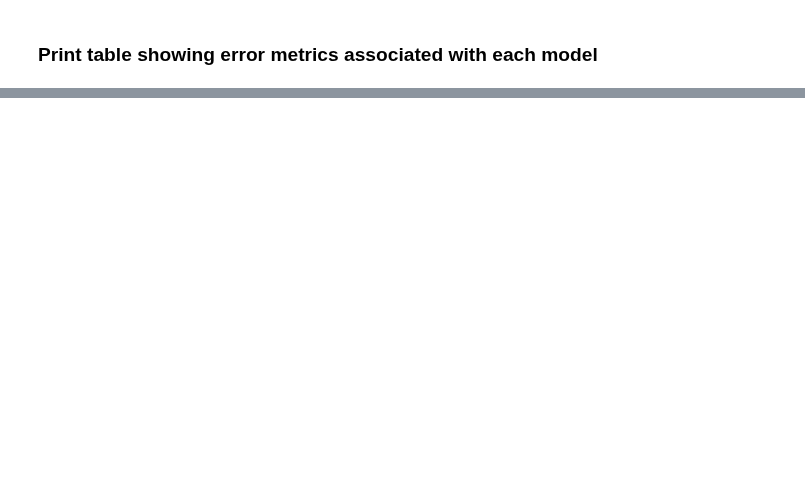
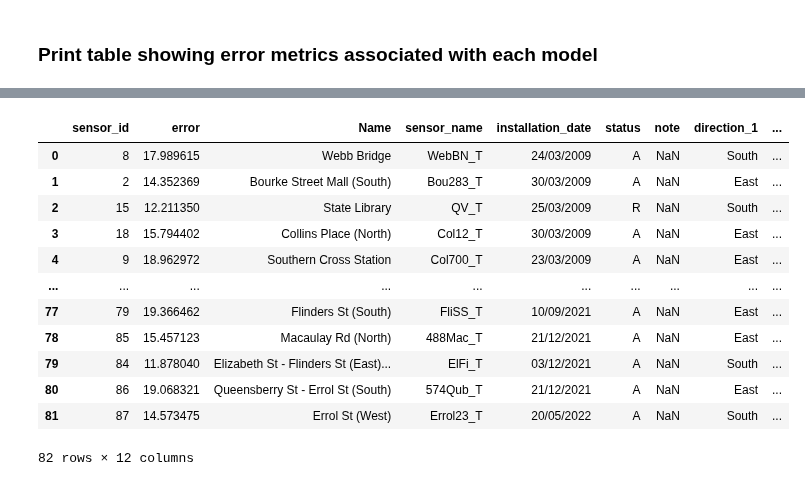
Before and after one commit to nickmalleson/footfall, a Jupyter notebook: MelbourneAnalysis/3. Modelling/2a. ModelSelection_TestExcludingSpatialVariables.ipynb, the cells around one changed output, grey strips where cells are left out. Saved outputs shown, nothing was run; the diff lists cells and outputs as text; code cells hidden in the pictures; blank space fills up the shorter version.

Commit message:
version wher emodel is fitted to each sensor individually

```diff
--- a/MelbourneAnalysis/3. Modelling/2a. ModelSelection_TestExcludingSpatialVariables.ipynb
+++ b/MelbourneAnalysis/3. Modelling/2a. ModelSelection_TestExcludingSpatialVariables.ipynb
@@ -97,0 +71,3 @@ Index(['year', 'Temp', 'Humidity', 'Pressure', 'Rain', 'WindSpeed',
+# %%
+full_data= Xfull.copy()
+full_data['counts']= Yfull
@@ -141,3 +155,9 @@ error_metric_scores
+# %%
+mapes[:50]
+test= mapes.copy()
+new_mapes = []
+for mape in mapes:
+    new_mapes.append(mape[0])
 # %%
 #### Run cross_val_predict to get predictions
 start = time()
@@ -231,0 +228,4 @@ def run_model_with_cv_and_predict(model,model_name, metrics, cv, X_data, Y_data)
+# %%
+### Read in Melbourne sensor location spatial data
+melbourne_sensors = pd.read_csv("../Data/FootfallData/melbourne_locations.csv")
+melbourne_sensors.rename(columns={'sensor_description': 'Name'}, inplace = True)
@@ -231,0 +248,19 @@ def run_model_with_cv_and_predict(model,model_name, metrics, cv, X_data, Y_data)
+# %%
+sensorly_errors_df = pd.DataFrame({'sensor_id':sensor_ids.unique(),'error':new_mapes})
+melbourne_sensors = pd.merge(sensorly_errors_df, melbourne_sensors, on='sensor_id', how='left')
+# %%
+melbourne_sensors
+# %% [output]
+|  | sensor_id | error | Name | sensor_name | installation_date | status | note | direction_1 | ... |
+| 0 | 8 | 17.989615 | Webb Bridge | WebBN_T | 24/03/2009 | A | NaN | South | ... |
+| 1 | 2 | 14.352369 | Bourke Street Mall (South) | Bou283_T | 30/03/2009 | A | NaN | East | ... |
+| 2 | 15 | 12.211350 | State Library | QV_T | 25/03/2009 | R | NaN | South | ... |
+| 3 | 18 | 15.794402 | Collins Place (North) | Col12_T | 30/03/2009 | A | NaN | East | ... |
+| 4 | 9 | 18.962972 | Southern Cross Station | Col700_T | 23/03/2009 | A | NaN | East | ... |
+| ... | ... | ... | ... | ... | ... | ... | ... | ... | ... |
+| 77 | 79 | 19.366462 | Flinders St (South) | FliSS_T | 10/09/2021 | A | NaN | East | ... |
+| 78 | 85 | 15.457123 | Macaulay Rd (North) | 488Mac_T | 21/12/2021 | A | NaN | East | ... |
+| 79 | 84 | 11.878040 | Elizabeth St - Flinders St (East)... | ElFi_T | 03/12/2021 | A | NaN | South | ... |
+| 80 | 86 | 19.068321 | Queensberry St - Errol St (South) | 574Qub_T | 21/12/2021 | A | NaN | East | ... |
+| 81 | 87 | 14.573475 | Errol St (West) | Errol23_T | 20/05/2022 | A | NaN | South | ... |
+82 rows × 12 columns
```
Also changed, not shown: parts of 28 cells of this notebook.
